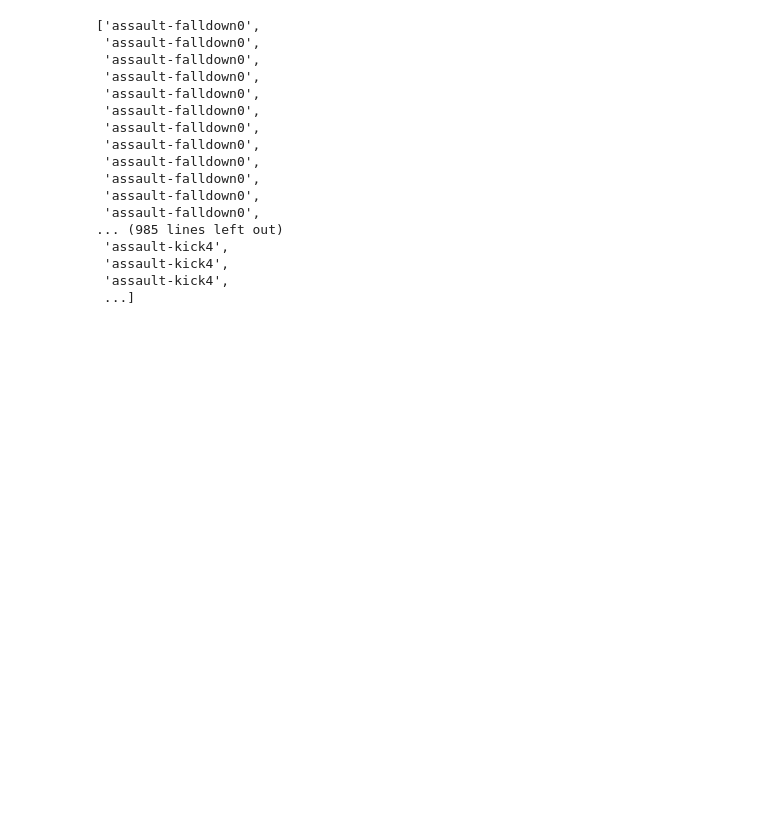
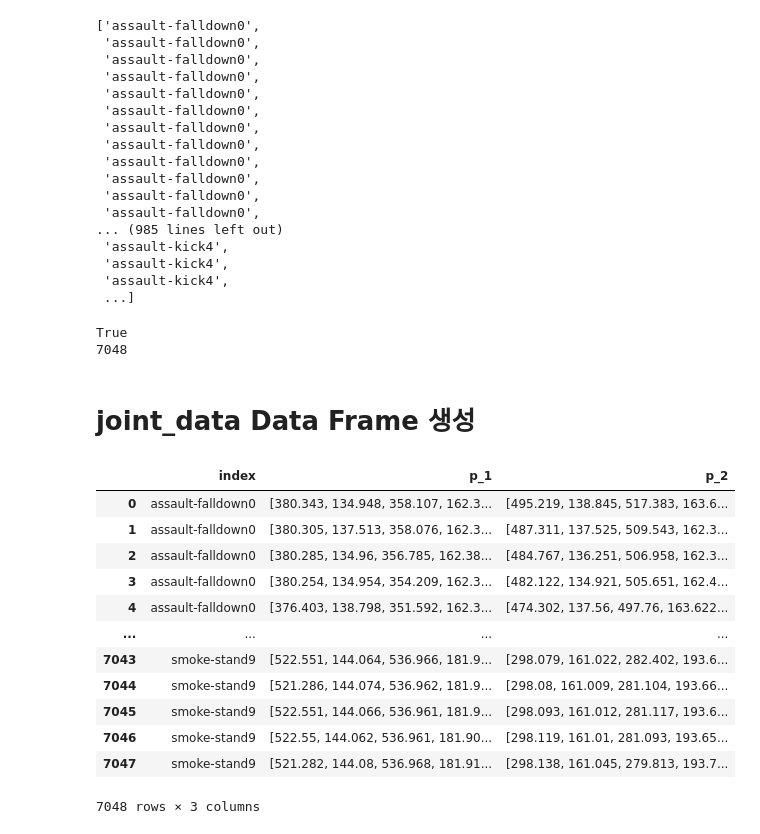
Before and after one commit to nam9296/School_CCTV_Bigdata, a Jupyter notebook: DataPreprocessing/Preprocessing_Joint_Data.ipynb, the cells around one changed output. Cells and saved outputs as stored; diff of their text form; code cells hidden in the pictures; blank space fills up the shorter version.

Commit message:
Data: Modified

```diff
--- a/DataPreprocessing/Preprocessing_Joint_Data.ipynb
+++ b/DataPreprocessing/Preprocessing_Joint_Data.ipynb
@@ -60,0 +67,9 @@ CreIndexList(file_list)
+# %%
+# 추출 Data 개수 원본 데이터 개수와 일치 여부
+print(len(file_list)==len(lst)==len(result))
+print(len(file_list))
+# %% [output]
+True
+7048
+# %% [markdown]
+# joint_data Data Frame 생성
@@ -60,0 +85,17 @@ CreIndexList(file_list)
+# %%
+df = pd.read_csv('X_joint_data.csv')
+df
+# %% [output]
+|  | index | p_1 | p_2 |
+| 0 | assault-falldown0 | [380.343, 134.948, 358.107, 162.3... | [495.219, 138.845, 517.383, 163.6... |
+| 1 | assault-falldown0 | [380.305, 137.513, 358.076, 162.3... | [487.311, 137.525, 509.543, 162.3... |
+| 2 | assault-falldown0 | [380.285, 134.96, 356.785, 162.38... | [484.767, 136.251, 506.958, 162.3... |
+| 3 | assault-falldown0 | [380.254, 134.954, 354.209, 162.3... | [482.122, 134.921, 505.651, 162.4... |
+| 4 | assault-falldown0 | [376.403, 138.798, 351.592, 162.3... | [474.302, 137.56, 497.76, 163.622... |
+| ... | ... | ... | ... |
+| 7043 | smoke-stand9 | [522.551, 144.064, 536.966, 181.9... | [298.079, 161.022, 282.402, 193.6... |
+| 7044 | smoke-stand9 | [521.286, 144.074, 536.962, 181.9... | [298.08, 161.009, 281.104, 193.66... |
+| 7045 | smoke-stand9 | [522.551, 144.066, 536.961, 181.9... | [298.093, 161.012, 281.117, 193.6... |
+| 7046 | smoke-stand9 | [522.55, 144.062, 536.961, 181.90... | [298.119, 161.01, 281.093, 193.65... |
+| 7047 | smoke-stand9 | [521.282, 144.08, 536.968, 181.91... | [298.138, 161.045, 279.813, 193.7... |
+7048 rows × 3 columns
```
Also changed, not shown: parts of 17 cells of this notebook, 8 other files.
